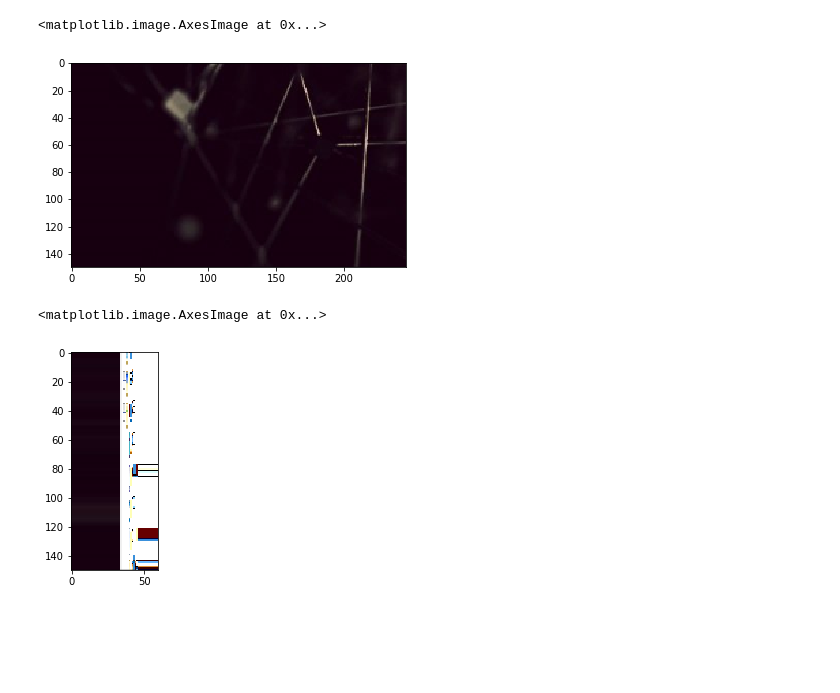
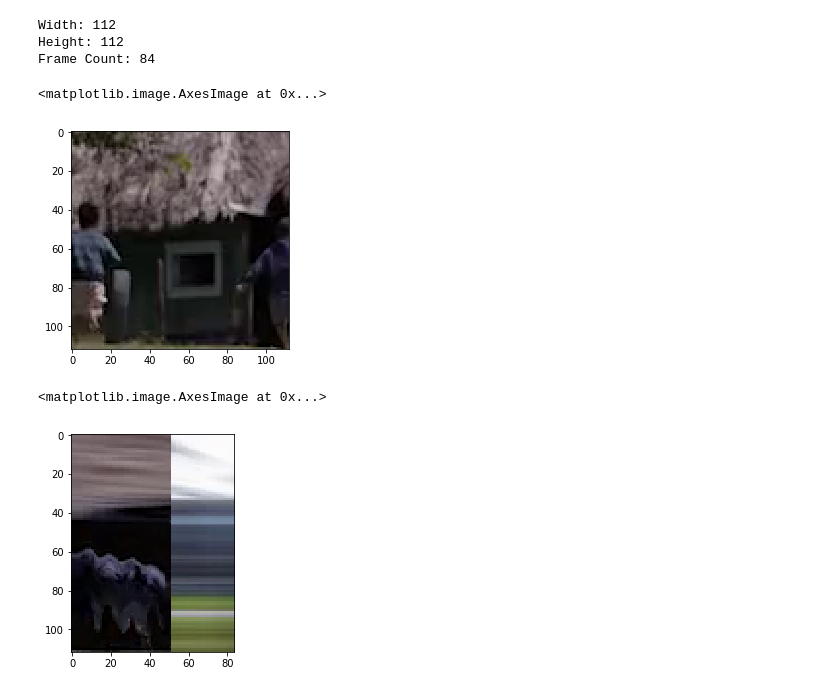
Before and after one commit to VertexC/video-transition-detector, a Jupyter notebook: jpNotebook/playground.ipynb, the cells around one changed output. Cells and saved outputs as stored; diff of their text form; code cells hidden in the pictures; blank space fills up the shorter version.

```diff
--- a/jpNotebook/playground.ipynb
+++ b/jpNotebook/playground.ipynb
@@ -16,14 +13,22 @@ The autoreload extension is already loaded. To reload it, use:
 # %%
 # test the basic information of video
-cap = cv2.VideoCapture('media/left_wipe.avi')
+cap = cv2.VideoCapture('../media/video_3_right_wipe.mp4')
 if not cap.isOpened():
     print("Open video failed")
-ret, first_frame = cap.read()
+
 height = int(cap.get(cv2.CAP_PROP_FRAME_HEIGHT))
 width = int(cap.get(cv2.CAP_PROP_FRAME_WIDTH))
 frame_count = int(cap.get(cv2.CAP_PROP_FRAME_COUNT))
+print("Width: {}".format(width))
+print("Height: {}".format(height))
+print("Frame Count: {}".format(frame_count))
 # show RGB first frame
-plt.imshow(cv2.cvtColor(first_frame, cv2.COLOR_BGR2RGB))
+cap.set(cv2.CAP_PROP_POS_FRAMES, 0)
+ret, some_frame = cap.read()
+plt.imshow(cv2.cvtColor(some_frame, cv2.COLOR_BGR2RGB))
 # %% [output]
-<matplotlib.image.AxesImage at 0x...>
+Width: 112
+Height: 112
+Frame Count: 84
+<matplotlib.image.AxesImage at 0x...>
-[figure, old version]
+[figure, new version]
@@ -30,8 +41,7 @@ plt.imshow(cv2.cvtColor(first_frame, cv2.COLOR_BGR2RGB))
 # %%
-# test `to_sti_column(cap)`
-sti_column = to_sti_column(cap)
-sti_column_rgb = cv2.cvtColor(sti_column, cv2.COLOR_BGR2RGB)
+# show one sti_column
+sti_column_rgb = cv2.cvtColor(sti_columns[99], cv2.COLOR_BGR2RGB)
 plt.imshow(sti_column_rgb)
 # %% [output]
 <matplotlib.image.AxesImage at 0x...>
-[figure, old version]
+[figure, new version]
```
Also changed, not shown: parts of 15 cells of this notebook, 10 other files.
